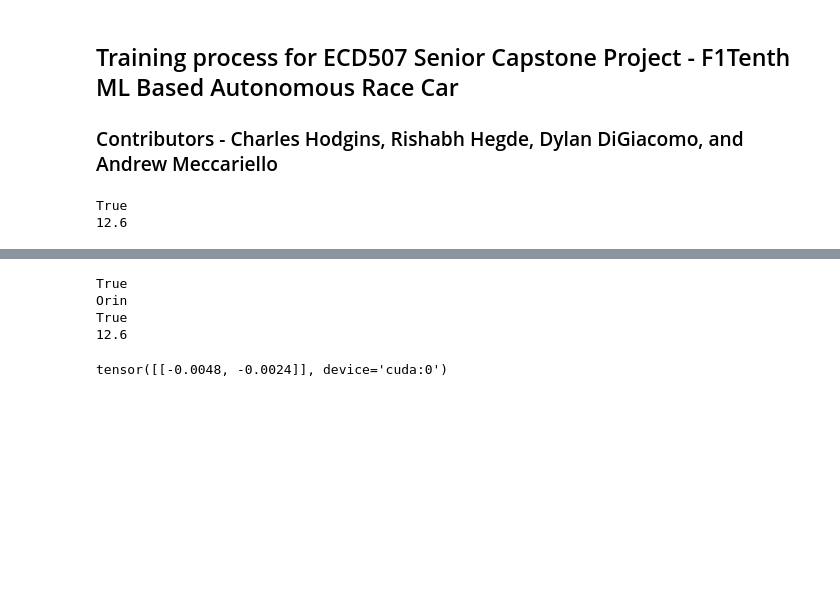
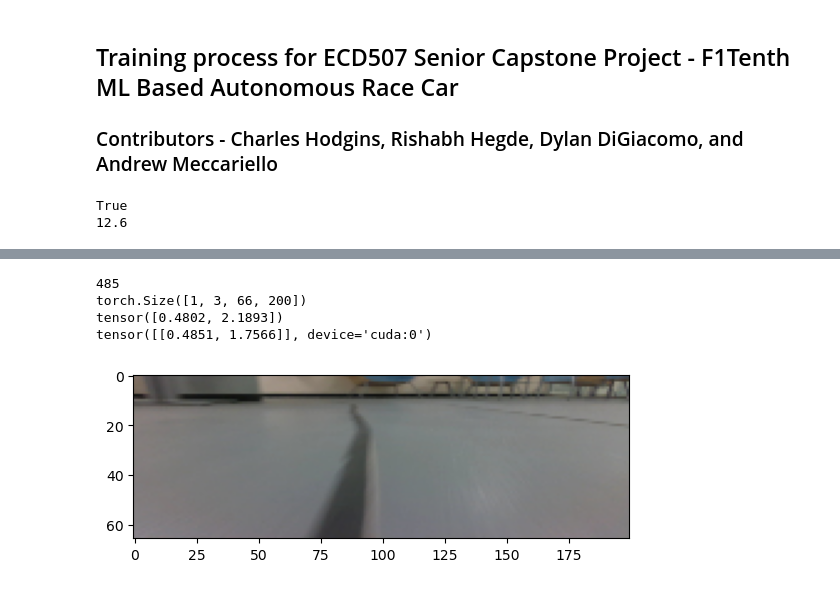
Before and after one commit to Binghamton-University-Roboracer/ECD507-Training, a Jupyter notebook: training_f110.ipynb, the cells around one changed output, grey strips where cells are left out. Drawn from its saved outputs; the diff is of its cells as text; code cells hidden in the pictures; blank space fills up the shorter version.

```diff
--- a/training_f110.ipynb
+++ b/training_f110.ipynb
@@ -36,5 +37,6 @@ class DrivingDataset(Dataset):
         image = torch.tensor(image, dtype=torch.float32)
         steering_angle = float(self.data.iloc[idx, 3])
         throttle = float(self.data.iloc[idx, 4])
+        lidar = torch.tensor(ast.literal_eval(self.data.iloc[idx, 2]))
 
-        return image, torch.tensor([steering_angle, throttle], dtype=torch.float32)
+        return image, lidar, torch.tensor([steering_angle, throttle], dtype=torch.float32)
@@ -41,4 +81,7 @@ class DrivingDataset(Dataset):
 # %%
-dataset = DrivingDataset(os.path.expanduser('~/training/data/driving_log.csv'))
-dataloader = DataLoader(dataset, batch_size=32, shuffle=True)
+
+dataset = DrivingDataset(os.path.expanduser('~/training/data/driving_log2.csv'))
+print(len(dataset))
+
+dataloader = DataLoader(dataset, batch_size=64, shuffle=True)
 # %% [output]
@@ -134,19 +255,34 @@ print(torch.cuda.get_device_name(0))
 print(torch.backends.cudnn.enabled)  # Should return True
 print(torch.version.cuda)
 
-print(model.state_dict())
+# print(model.state_dict())
-# %% [output]
-True
-Orin
-True
-12.6
-# %%
-img, label = dataset[20]
-img = img.to(device)
-img = img.unsqueeze(0)  # Add batch dim
-with torch.no_grad():
-    output = model(img)
-
-print(output)
-# %% [output]
-tensor([[-0.0048, -0.0024]], device='cuda:0')
+# %%
+checkpoint = torch.load(os.path.expanduser('~/training/model.pth'))
+model = ResNet15().to(device)
+model.load_state_dict(checkpoint)
+model.eval()
+
+idx = int(np.random.rand()*1000) % len(df)
+print(idx)
+img,lidar, label = dataset[idx]
+img = img.to(device)
+img = img.unsqueeze(0)
+img_ = img.to('cpu')
+img_ = np.squeeze(img_)
+img_ = np.transpose(img_, (1,2,0))  # Change shape to (C, H, W)
+print(img.shape)
+
+# print(img_.shape)
+
+with torch.no_grad():
+    output = model(img)
+plt.imshow(img_)
+
+print(label)
+print(output)
+# %% [output]
+485
+torch.Size([1, 3, 66, 200])
+tensor([0.4802, 2.1893])
+tensor([[0.4851, 1.7566]], device='cuda:0')
+[figure, added]
```
Also changed, not shown: parts of 10 cells of this notebook.
